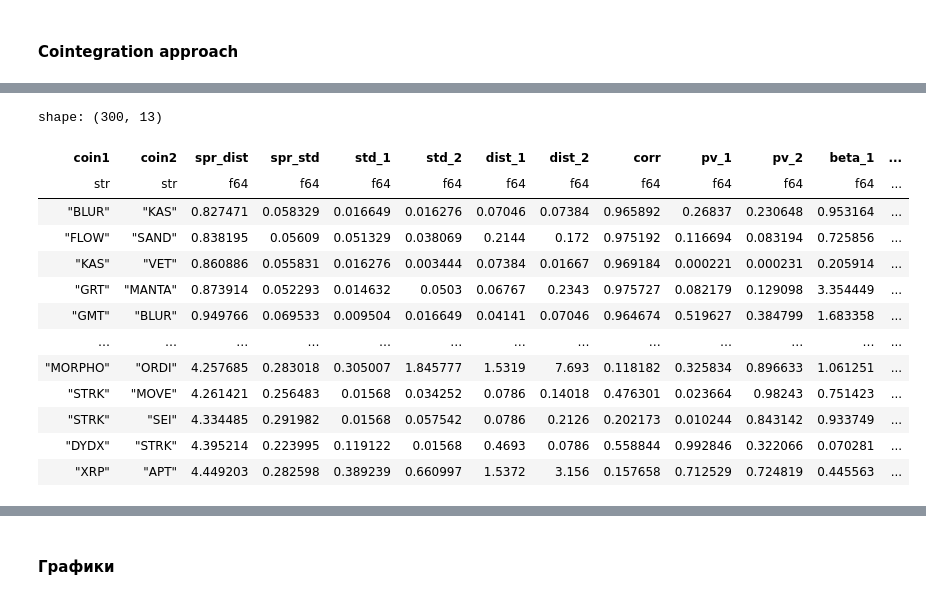
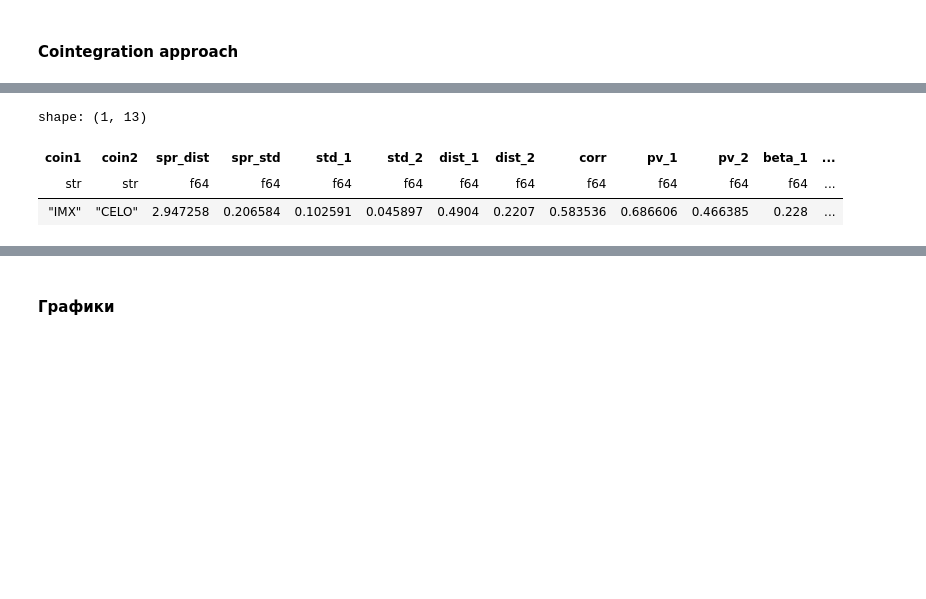
Before and after one commit to elterion/bot, a Jupyter notebook: 0. Correlation.ipynb, the cells around one changed output, grey strips where cells are left out. Drawn from its saved outputs; the diff is of its cells as text; code cells hidden in the pictures; blank space fills up the shorter version.

```diff
--- a/0. Correlation.ipynb
+++ b/0. Correlation.ipynb
@@ -151,3 +152,5 @@ for token in tqdm(token_list):
     main_df[f'{token[:-5]}_log_returns'] = df['Log_returns']
     main_df[f'{token[:-5]}_log_price'] = df['Log_price']
     good_tokens.append(token)
+
+    sleep(1)
@@ -257,7 +254,7 @@ dist_df = pl.DataFrame(results, schema=["coin1", "coin2", "dist", "std"], orient
 dist_df = dist_df.join(curr_prices, left_on='coin1', right_on='coin').rename({'price': 'price1'})
 dist_df = dist_df.join(curr_prices, left_on='coin2', right_on='coin').rename({'price': 'price2'})
 dist_df = dist_df.filter(
-    (pl.col('price1') / pl.col('price2') < 4) & (pl.col('price1') / pl.col('price2') > 0.25)
+    (pl.col('price1') / pl.col('price2') < 5) & (pl.col('price1') / pl.col('price2') > 0.2)
 )
 # %%
 dist_df = dist_df.join(std_df, left_on="coin1", right_on="token").rename({"std_value": "std_1"})
@@ -349,7 +346,7 @@ for _, row in tqdm(stacked.iterrows(), total=stacked.shape[0]):
     last_price_1 = data[stock1].iloc[-1]
     last_price_2 = data[stock2].iloc[-1]
     diff = last_price_2 / last_price_1
-    if diff > 4 or diff < 0.25:
+    if diff > 5 or diff < 0.2:
         continue
 
     adf_stat_1, p_value_1, _ = coint(data[stock1], data[stock2], trend='c')
@@ -402,26 +399,18 @@ shape: (614, 9)
 pair_stats_df = dist_df.drop('price1', 'price2').join(coint_df, on=['coin1', 'coin2'], how='left')
 pair_stats_df = pair_stats_df.filter(
     # (pl.col('p_value_1') < 0.1) & (pl.col('p_value_2') < 0.1) &
-    (pl.col('dist') > 0.8) & (pl.col('dist') < 4.5)
+    (pl.col('dist') > 0.8) & (pl.col('dist') < 3.5)
 ).rename({'dist': 'spr_dist', 'std': 'spr_std', 'correlation': 'corr', 'adf_stat_1': 'adf_1', 'p_value_1': 'pv_1',
          'adf_stat_2': 'adf_2', 'p_value_2': 'pv_2'}).drop('adf_1', 'adf_2')
 # %%
-pair_stats_df
+pair_stats_df.filter(
+    (pl.col('coin1') == 'IMX') & (pl.col('coin2') == 'CELO')
+)
 # %% [output]
-shape: (300, 13)
+shape: (1, 13)
 | coin1 | coin2 | spr_dist | spr_std | std_1 | std_2 | dist_1 | dist_2 | corr | pv_1 | pv_2 | beta_1 | ... |
 | str | str | f64 | f64 | f64 | f64 | f64 | f64 | f64 | f64 | f64 | f64 | ... |
-| "BLUR" | "KAS" | 0.827471 | 0.058329 | 0.016649 | 0.016276 | 0.07046 | 0.07384 | 0.965892 | 0.26837 | 0.230648 | 0.953164 | ... |
-| "FLOW" | "SAND" | 0.838195 | 0.05609 | 0.051329 | 0.038069 | 0.2144 | 0.172 | 0.975192 | 0.116694 | 0.083194 | 0.725856 | ... |
-| "KAS" | "VET" | 0.860886 | 0.055831 | 0.016276 | 0.003444 | 0.07384 | 0.01667 | 0.969184 | 0.000221 | 0.000231 | 0.205914 | ... |
-| "GRT" | "MANTA" | 0.873914 | 0.052293 | 0.014632 | 0.0503 | 0.06767 | 0.2343 | 0.975727 | 0.082179 | 0.129098 | 3.354449 | ... |
-| "GMT" | "BLUR" | 0.949766 | 0.069533 | 0.009504 | 0.016649 | 0.04141 | 0.07046 | 0.964674 | 0.519627 | 0.384799 | 1.683358 | ... |
-| … | … | … | … | … | … | … | … | … | … | … | … | ... |
-| "MORPHO" | "ORDI" | 4.257685 | 0.283018 | 0.305007 | 1.845777 | 1.5319 | 7.693 | 0.118182 | 0.325834 | 0.896633 | 1.061251 | ... |
-| "STRK" | "MOVE" | 4.261421 | 0.256483 | 0.01568 | 0.034252 | 0.0786 | 0.14018 | 0.476301 | 0.023664 | 0.98243 | 0.751423 | ... |
-| "STRK" | "SEI" | 4.334485 | 0.291982 | 0.01568 | 0.057542 | 0.0786 | 0.2126 | 0.202173 | 0.010244 | 0.843142 | 0.933749 | ... |
-| "DYDX" | "STRK" | 4.395214 | 0.223995 | 0.119122 | 0.01568 | 0.4693 | 0.0786 | 0.558844 | 0.992846 | 0.322066 | 0.070281 | ... |
-| "XRP" | "APT" | 4.449203 | 0.282598 | 0.389239 | 0.660997 | 1.5372 | 3.156 | 0.157658 | 0.712529 | 0.724819 | 0.445563 | ... |
+| "IMX" | "CELO" | 2.947258 | 0.206584 | 0.102591 | 0.045897 | 0.4904 | 0.2207 | 0.583536 | 0.686606 | 0.466385 | 0.228 | ... |
 # %%
 all_tokens = set(pair_stats_df['coin1'].to_list() + pair_stats_df['coin2'].to_list())
 # %%
```
Also changed, not shown: parts of 18 cells of this notebook, 8 other files.
